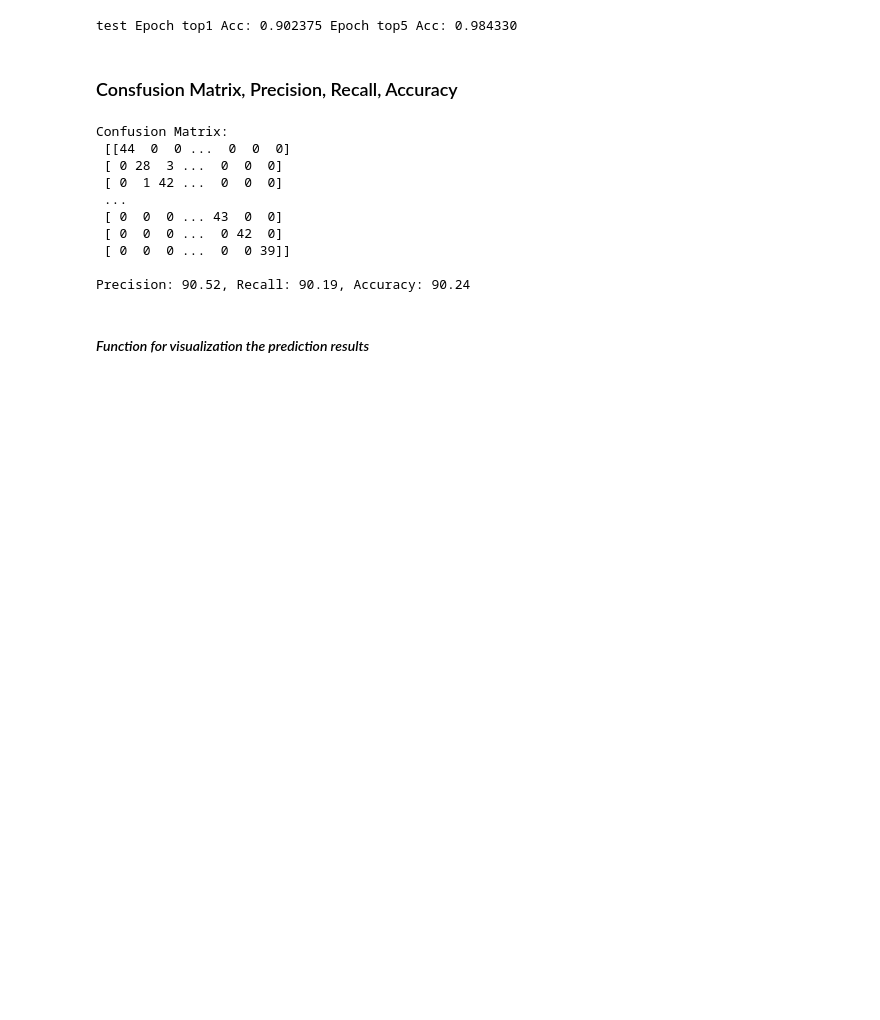
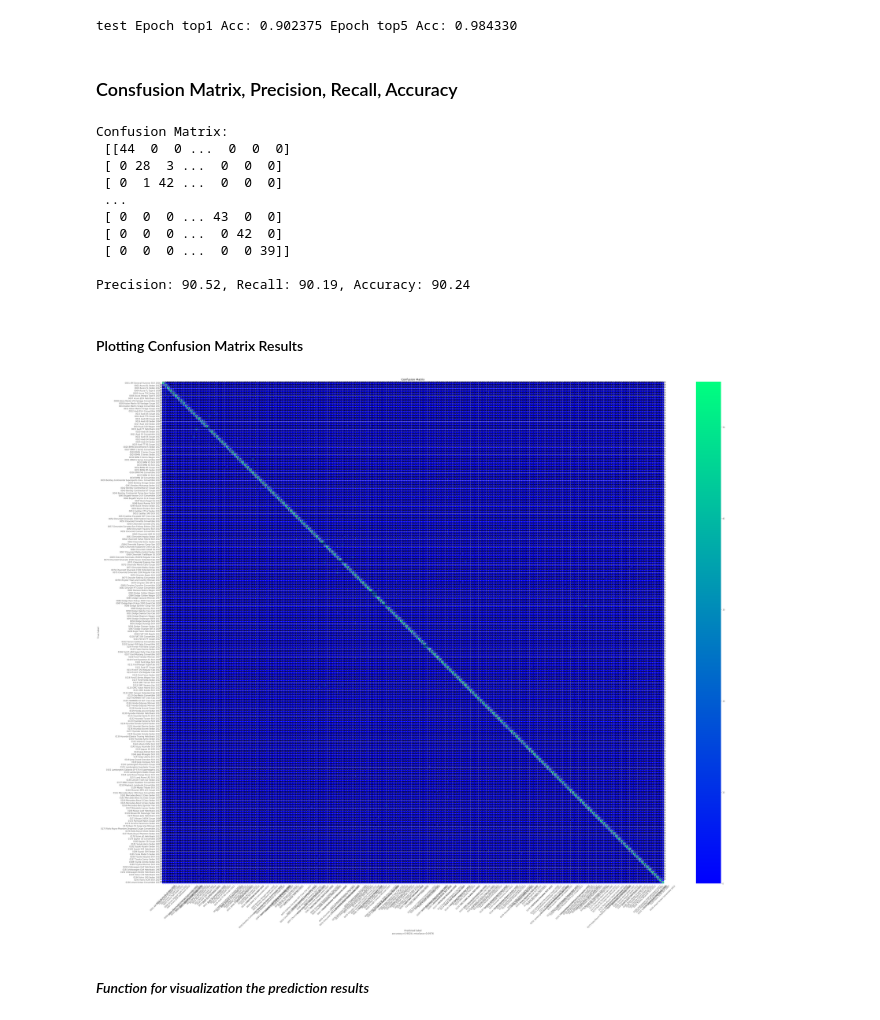
Before and after one commit to OrkhanHI/Grab-AI-Computer-Vision-Challenge, a Jupyter notebook: code/Test.ipynb, the cells around one changed output. Saved outputs shown, nothing was run; the diff lists cells and outputs as text; code cells hidden in the pictures; blank space fills up the shorter version.

```diff
--- a/code/Test.ipynb
+++ b/code/Test.ipynb
@@ -139,3 +139,5 @@ Confusion Matrix:
  [ 0  0  0 ...  0  0 39]]
 
 Precision: 90.52, Recall: 90.19, Accuracy: 90.24
+# %% [markdown]
+#### Plotting Confusion Matrix Results
@@ -142,3 +224,12 @@ Precision: 90.52, Recall: 90.19, Accuracy: 90.24
+# %%
+cnf_matrix = confusion_matrix(true, pred)
+# %%
+plot_confusion_matrix(cm= cnf_matrix,
+                      normalize    = True,
+                      target_names = class_names,
+                      title        = "Confusion Matrix")
+# %% [output]
+[figure, added]
 # %% [markdown]
 #### *Function for visualization the prediction results*
 # %%
```
Also changed, not shown: parts of 2 cells of this notebook.
